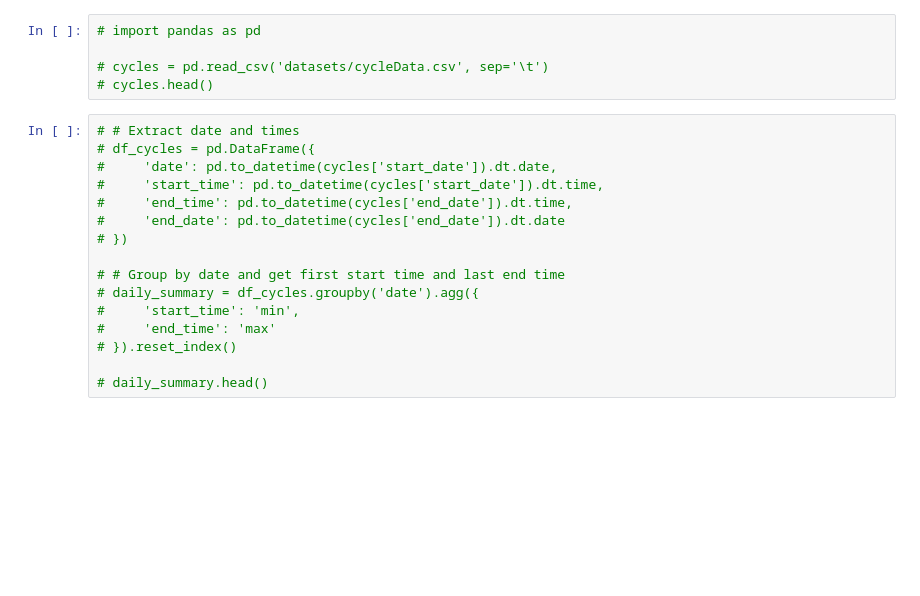
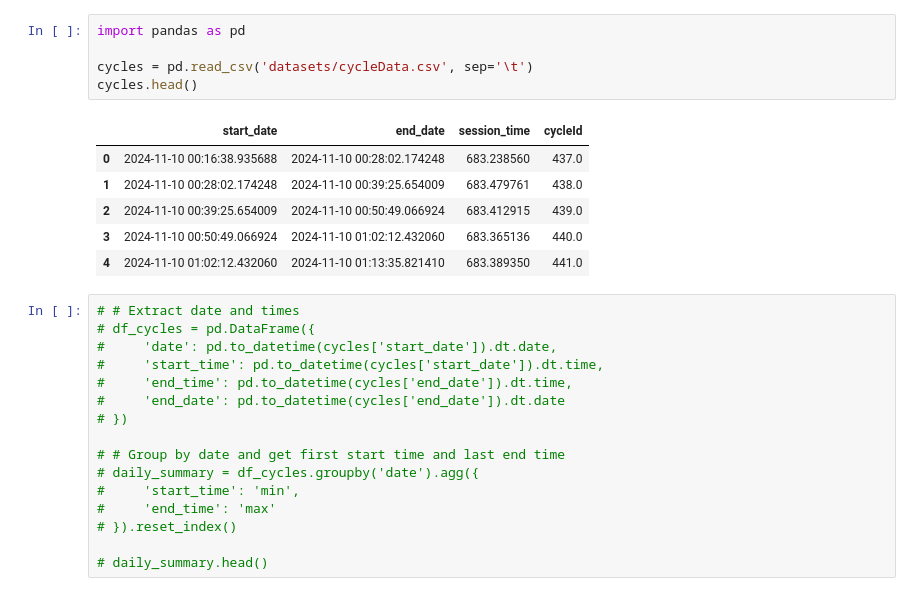
Before and after one commit to mr-mallik/influx, a Jupyter notebook: testcycles.ipynb, the cells around one changed output. Cells and saved outputs as stored; diff of their text form; blank space fills up the shorter version.

```diff
--- a/testcycles.ipynb
+++ b/testcycles.ipynb
@@ -3,8 +10,15 @@
 # %%
-# import pandas as pd
+import pandas as pd
 
-# cycles = pd.read_csv('datasets/cycleData.csv', sep='\t')
-# cycles.head()
+cycles = pd.read_csv('datasets/cycleData.csv', sep='\t')
+cycles.head()
+# %% [output]
+|  | start_date | end_date | session_time | cycleId |
+| 0 | 2024-11-10 00:16:38.935688 | 2024-11-10 00:28:02.174248 | 683.238560 | 437.0 |
+| 1 | 2024-11-10 00:28:02.174248 | 2024-11-10 00:39:25.654009 | 683.479761 | 438.0 |
+| 2 | 2024-11-10 00:39:25.654009 | 2024-11-10 00:50:49.066924 | 683.412915 | 439.0 |
+| 3 | 2024-11-10 00:50:49.066924 | 2024-11-10 01:02:12.432060 | 683.365136 | 440.0 |
+| 4 | 2024-11-10 01:02:12.432060 | 2024-11-10 01:13:35.821410 | 683.389350 | 441.0 |
 # %%
 # # Extract date and times
 # df_cycles = pd.DataFrame({
```
Also changed, not shown: parts of 3 cells of this notebook.
